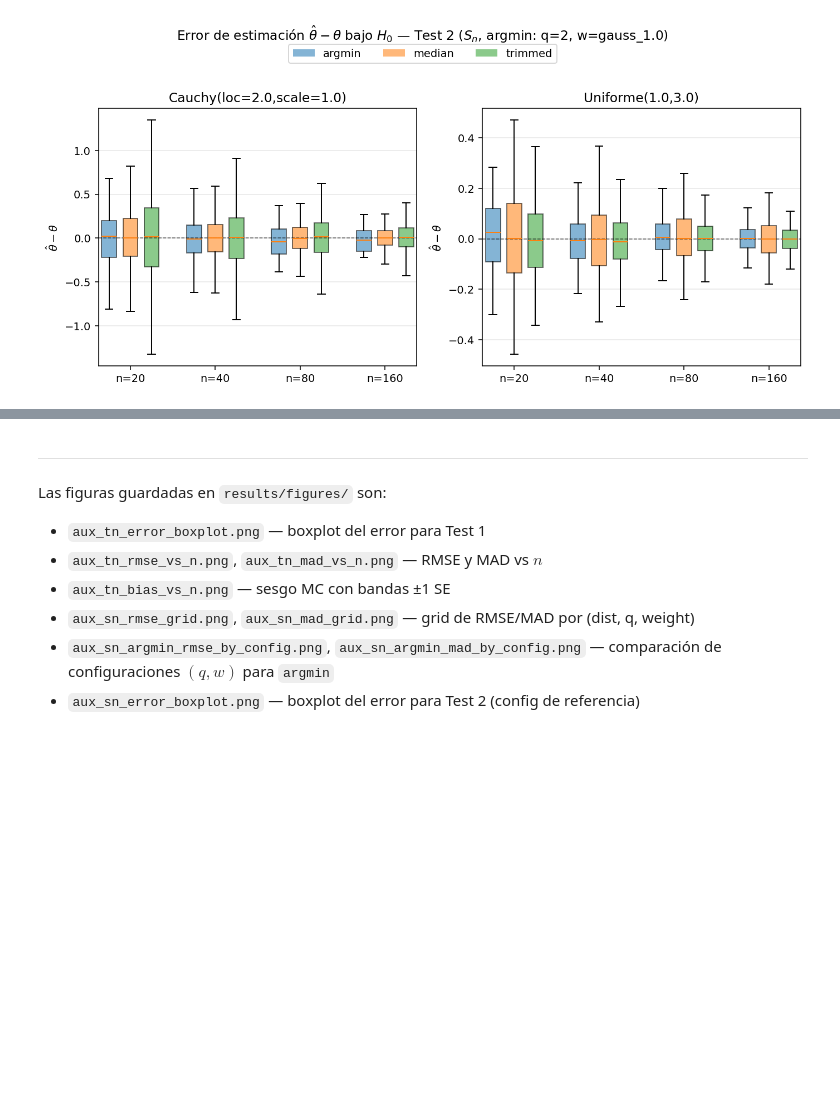
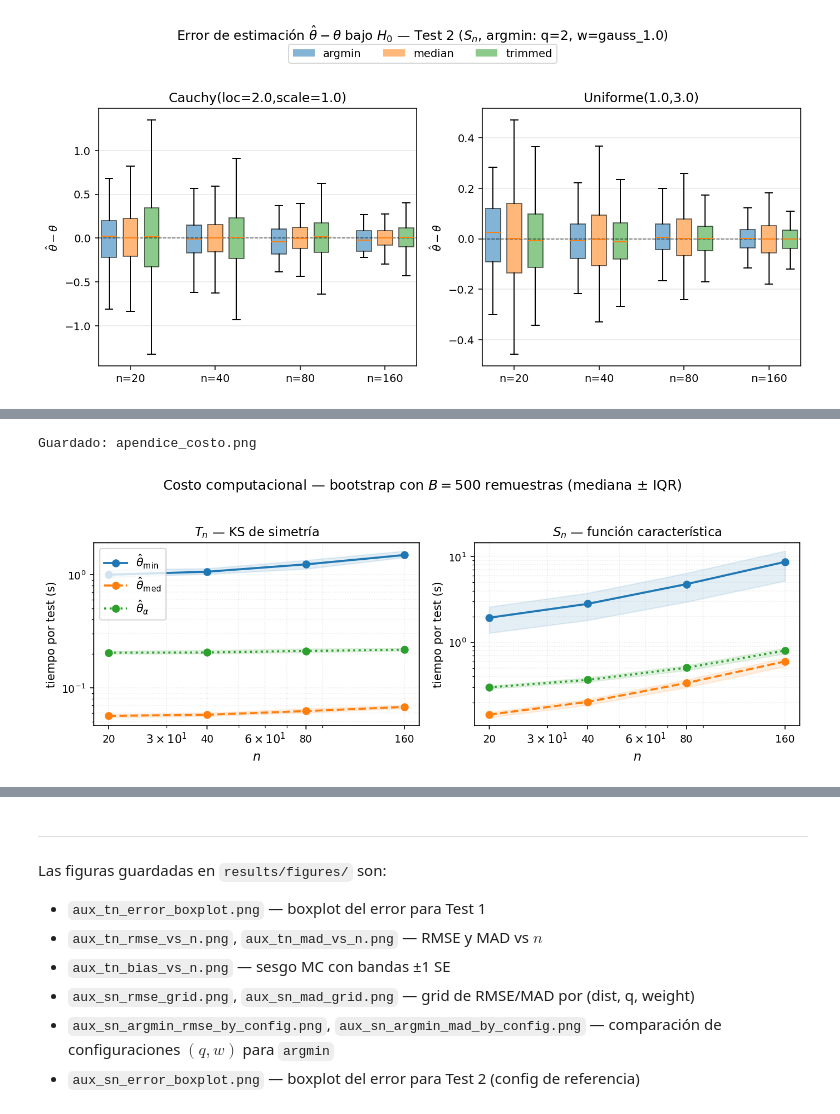
Before and after one commit to luistejon17/Proyecto2EstadisticaNP, a Jupyter notebook: notebooks/05_plots_auxiliares.ipynb, the cells around one changed output, grey strips where cells are left out. Cells and saved outputs as stored; diff of their text form; code cells hidden in the pictures; blank space fills up the shorter version.

```diff
--- a/notebooks/05_plots_auxiliares.ipynb
+++ b/notebooks/05_plots_auxiliares.ipynb
@@ -433,0 +444,60 @@ if sn_h0 is not None:
+# %%
+
+# ═══════════════════════════════════════════════════════════════════
+# Figura A.1 — Costo computacional (tiempo por test vs. n)
+# ═══════════════════════════════════════════════════════════════════
+
+LABEL  = {'argmin': r'$\hat\theta_{\min}$',
+           'median': r'$\hat\theta_{\rm med}$',
+           'trimmed': r'$\hat\theta_\alpha$'}
+LSMAP  = {'argmin': '-', 'median': '--', 'trimmed': ':'}
+
+def plot_apendice_costo(tn_df, sn_df, out_path):
+    """Tiempo mediano por test vs n, para T_n (izq.) y S_n (der.).
+    Para S_n se promedian todos los (q, weight); para T_n no hay esa dimensión.
+    """
+    fig, axes = plt.subplots(1, 2, figsize=(9.5, 3.6))
+
+    for ax, df, subtitle in zip(
+        axes,
+        [tn_df, sn_df],
+        [r'$T_n$ — KS de simetría', r'$S_n$ — función característica'],
+    ):
+        ns = sorted(df['n'].unique())
+        grp = df.groupby(['n', 'estimator'])['time_s']
+        med_t = grp.median()
+        p25   = grp.quantile(0.25)
+        p75   = grp.quantile(0.75)
+
+        for est in ESTIMATOR_ORDER:
+            ys   = [med_t.get((n, est), np.nan) for n in ns]
+            ylo  = [p25.get((n, est), np.nan)   for n in ns]
+            yhi  = [p75.get((n, est), np.nan)   for n in ns]
+            ax.semilogy(ns, ys, 'o' + LSMAP[est],
+                        color=ESTIMATOR_COLOR[est], label=LABEL[est],
+                        lw=1.8, ms=6)
+            ax.fill_between(ns, ylo, yhi,
+                            color=ESTIMATOR_COLOR[est], alpha=0.12)
+
+        ax.set_xscale('log')
+        ax.set_xticks(ns)
+        ax.set_xticklabels([str(n) for n in ns])
+        ax.set_xlabel(r'$n$', fontsize=11)
+        ax.set_ylabel('tiempo por test (s)', fontsize=10)
+        ax.set_title(subtitle, fontsize=11)
+        ax.grid(True, which='both', alpha=0.25, linestyle=':')
+        ax.tick_params(axis='both', which='major', labelsize=9)
+
+    axes[0].legend(fontsize=10, loc='upper left')
+    fig.suptitle(r'Costo computacional — bootstrap con $B=500$ remuestras (mediana $\pm$ IQR)',
+                 fontsize=12, y=1.01)
+    fig.tight_layout()
+    fig.savefig(out_path, dpi=150, bbox_inches='tight')
+    plt.close(fig)
+    print(f'Guardado: {out_path.name}')
+
+plot_apendice_costo(tn_df, sn_df, FIG_DIR / 'apendice_costo.png')
+display(Image(filename=str(FIG_DIR / 'apendice_costo.png')))
+# %% [output]
+Guardado: apendice_costo.png
+[figure, added]
```
Also changed, not shown: parts of 2 cells of this notebook, 4 other files.
